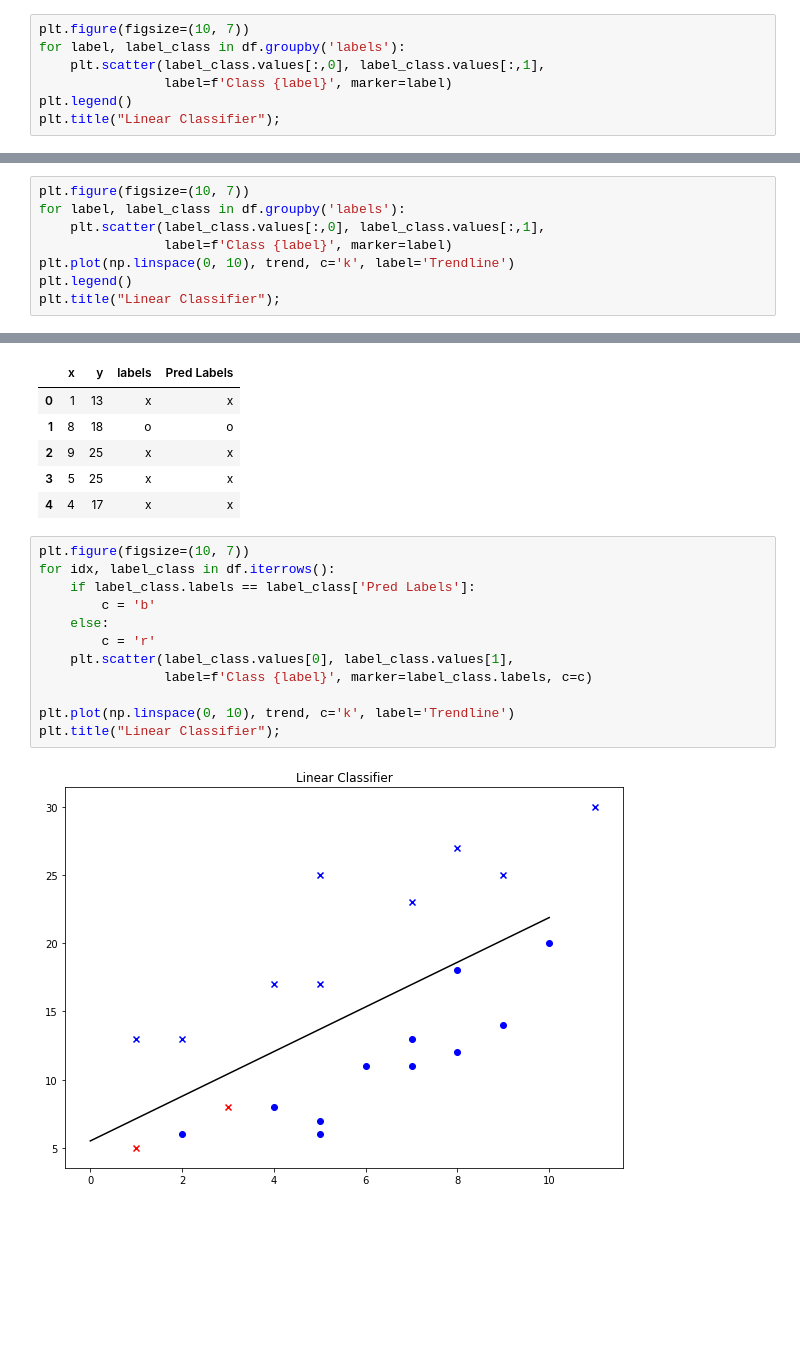
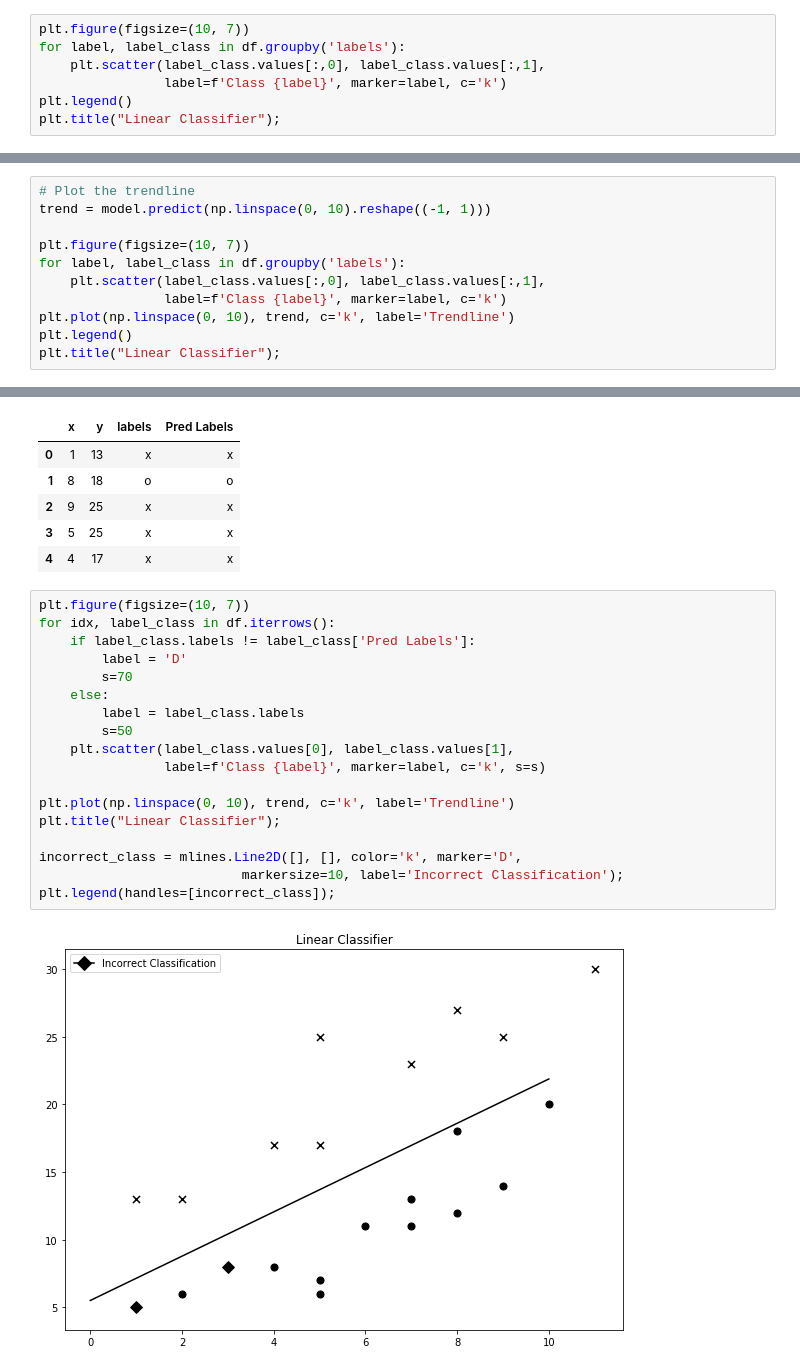
Before and after one commit to TrainingByPackt/Applied-Supervised-Learning-with-Python, a Jupyter notebook: Chapter 4 - Classification/Ex1 - Linear Classifier.ipynb, the cells around one changed output, grey strips where cells are left out. Drawn from its saved outputs; the diff is of its cells as text; blank space fills up the shorter version.

```diff
--- a/Chapter 4 - Classification/Ex1 - Linear Classifier.ipynb
+++ b/Chapter 4 - Classification/Ex1 - Linear Classifier.ipynb
@@ -19,7 +20,7 @@ df.head()
 plt.figure(figsize=(10, 7))
 for label, label_class in df.groupby('labels'):
     plt.scatter(label_class.values[:,0], label_class.values[:,1],
-                label=f'Class {label}', marker=label)
+                label=f'Class {label}', marker=label, c='k')
 plt.legend()
 plt.title("Linear Classifier");
 # %% [output]
@@ -39,8 +37,11 @@ trend = model.predict(np.linspace(0, 10).reshape((-1, 1)))
 # %%
+# Plot the trendline
+trend = model.predict(np.linspace(0, 10).reshape((-1, 1)))
+
 plt.figure(figsize=(10, 7))
 for label, label_class in df.groupby('labels'):
     plt.scatter(label_class.values[:,0], label_class.values[:,1],
-                label=f'Class {label}', marker=label)
+                label=f'Class {label}', marker=label, c='k')
 plt.plot(np.linspace(0, 10), trend, c='k', label='Trendline')
 plt.legend()
 plt.title("Linear Classifier");
@@ -68,14 +69,20 @@ df.head()
 # %%
 plt.figure(figsize=(10, 7))
 for idx, label_class in df.iterrows():
-    if label_class.labels == label_class['Pred Labels']:
-        c = 'b'
+    if label_class.labels != label_class['Pred Labels']:
+        label = 'D'
+        s=70
     else:
-        c = 'r'
+        label = label_class.labels
+        s=50
     plt.scatter(label_class.values[0], label_class.values[1],
-                label=f'Class {label}', marker=label_class.labels, c=c)
+                label=f'Class {label}', marker=label, c='k', s=s)
 
 plt.plot(np.linspace(0, 10), trend, c='k', label='Trendline')
 plt.title("Linear Classifier");
+
+incorrect_class = mlines.Line2D([], [], color='k', marker='D',
+                          markersize=10, label='Incorrect Classification');
+plt.legend(handles=[incorrect_class]);
 # %% [output]
-[figure, old version]
+[figure, new version]
```
Also changed, not shown: parts of 4 cells of this notebook, 10 other files.
